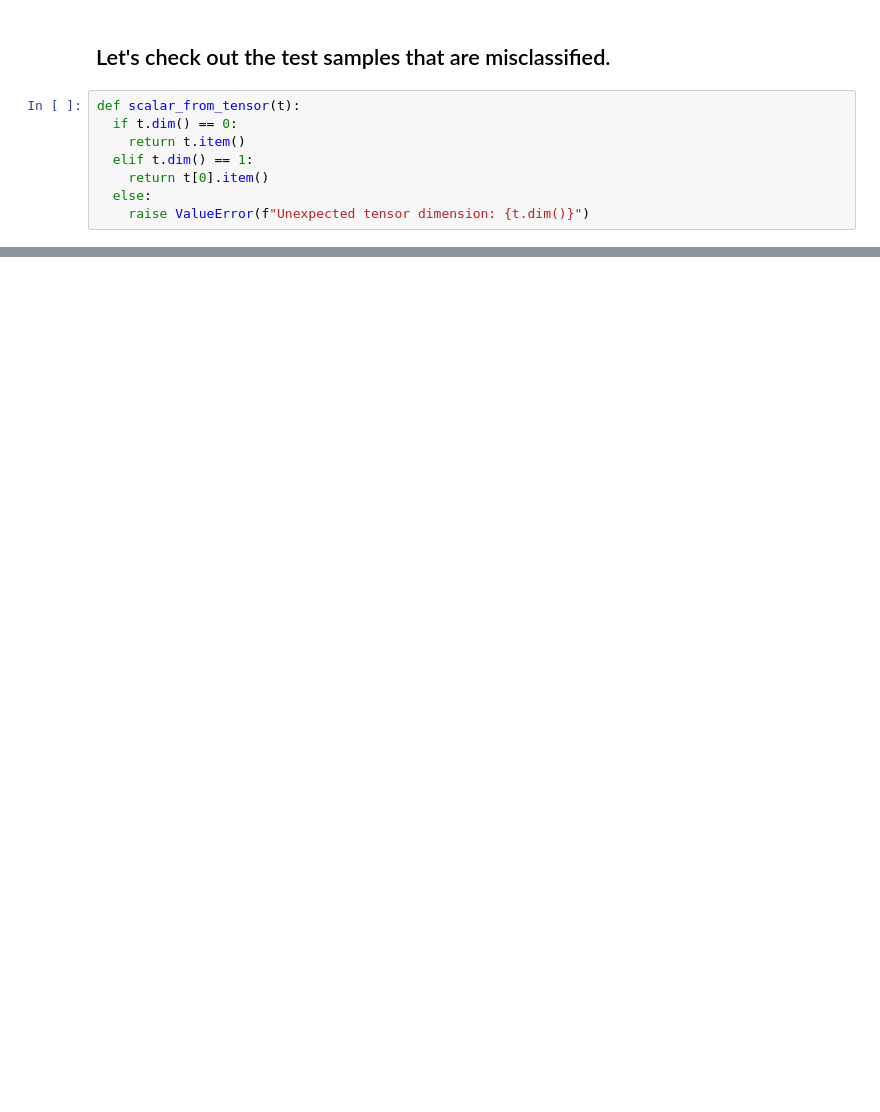
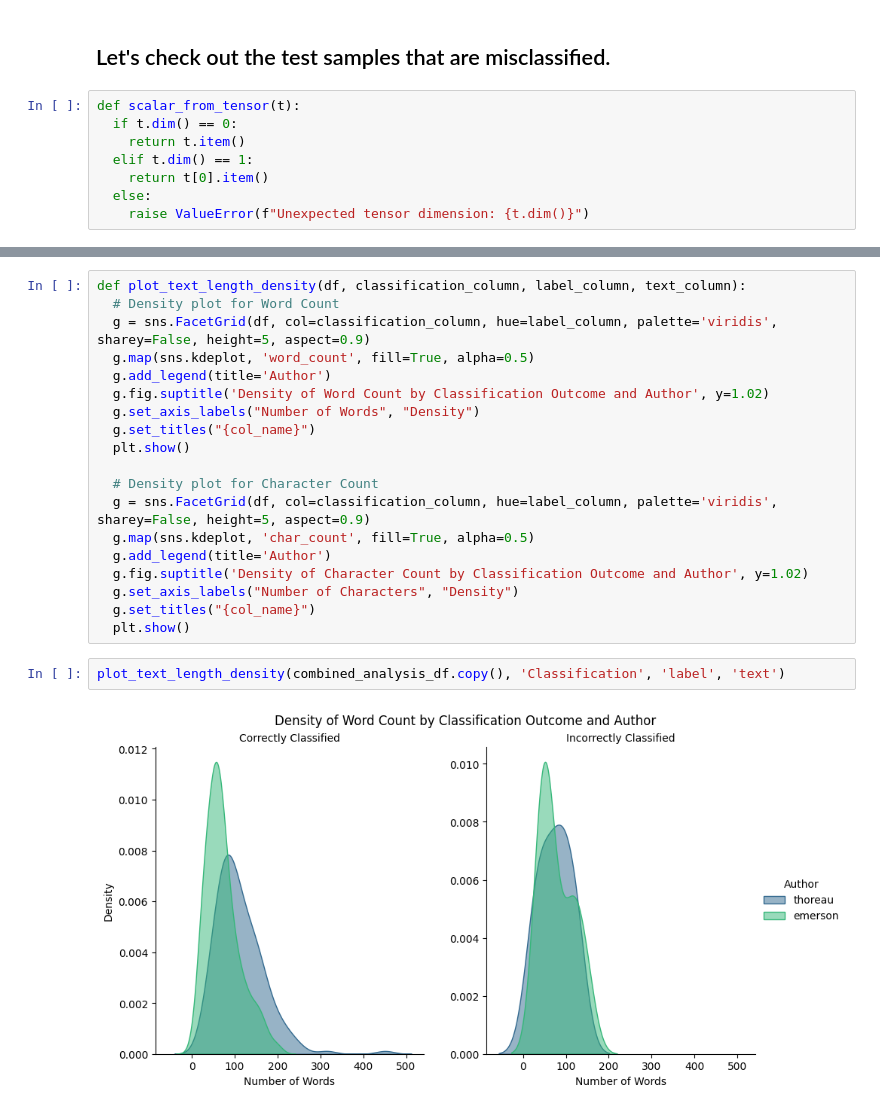
Before and after one commit to ranton256/classifying_concord, a Jupyter notebook: supervised_ML_identify_author.ipynb, the cells around one changed output, grey strips where cells are left out. Cells and saved outputs as stored; diff of their text form; blank space fills up the shorter version.

```diff
--- a/supervised_ML_identify_author.ipynb
+++ b/supervised_ML_identify_author.ipynb
@@ -805,0 +918,23 @@ Count of misclassified = 26
+# %%
+def plot_text_length_density(df, classification_column, label_column, text_column):
+  # Density plot for Word Count
+  g = sns.FacetGrid(df, col=classification_column, hue=label_column, palette='viridis', sharey=False, height=5, aspect=0.9)
+  g.map(sns.kdeplot, 'word_count', fill=True, alpha=0.5)
+  g.add_legend(title='Author')
+  g.fig.suptitle('Density of Word Count by Classification Outcome and Author', y=1.02)
+  g.set_axis_labels("Number of Words", "Density")
+  g.set_titles("{col_name}")
+  plt.show()
+
+  # Density plot for Character Count
+  g = sns.FacetGrid(df, col=classification_column, hue=label_column, palette='viridis', sharey=False, height=5, aspect=0.9)
+  g.map(sns.kdeplot, 'char_count', fill=True, alpha=0.5)
+  g.add_legend(title='Author')
+  g.fig.suptitle('Density of Character Count by Classification Outcome and Author', y=1.02)
+  g.set_axis_labels("Number of Characters", "Density")
+  g.set_titles("{col_name}")
+  plt.show()
+# %%
+plot_text_length_density(combined_analysis_df.copy(), 'Classification', 'label', 'text')
+# %% [output]
+[figure, added]
```
Also changed, not shown: parts of 32 cells of this notebook.
